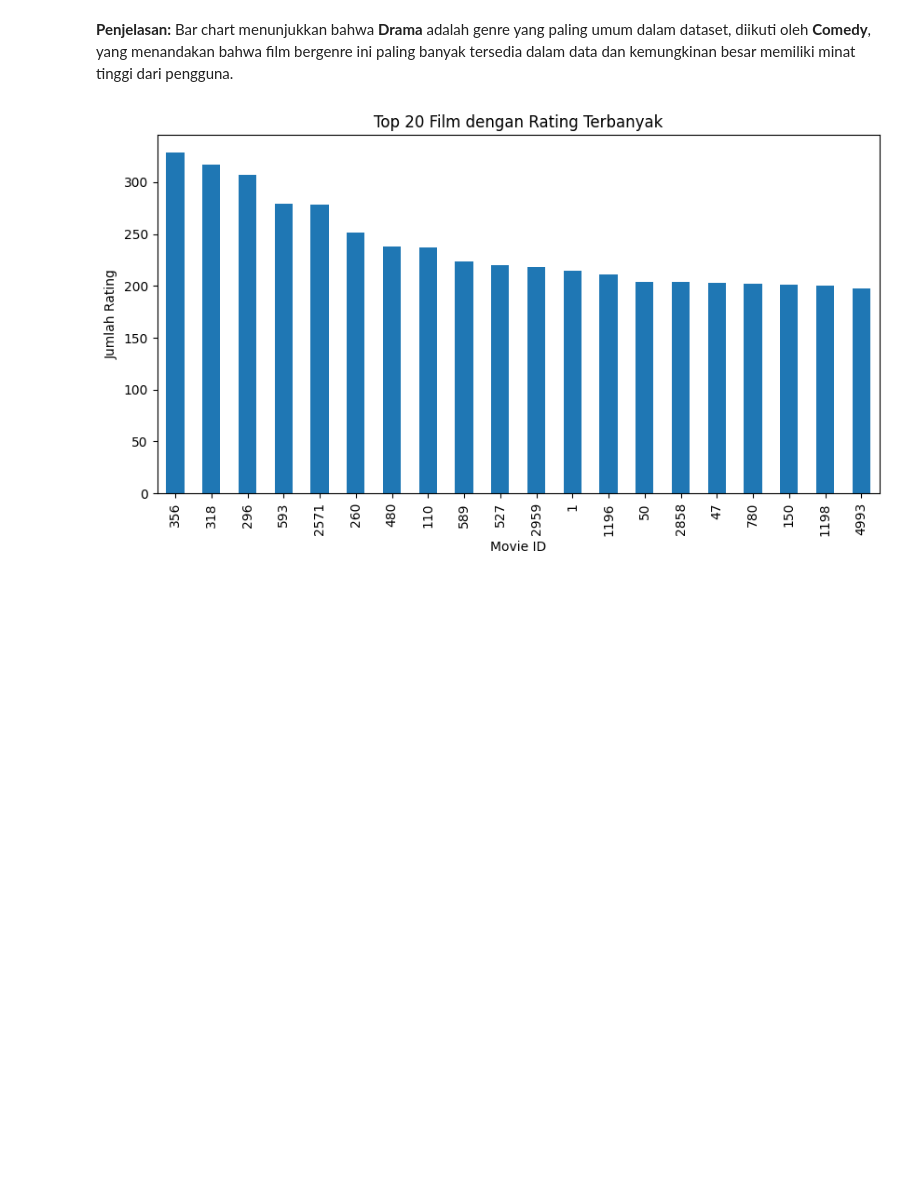
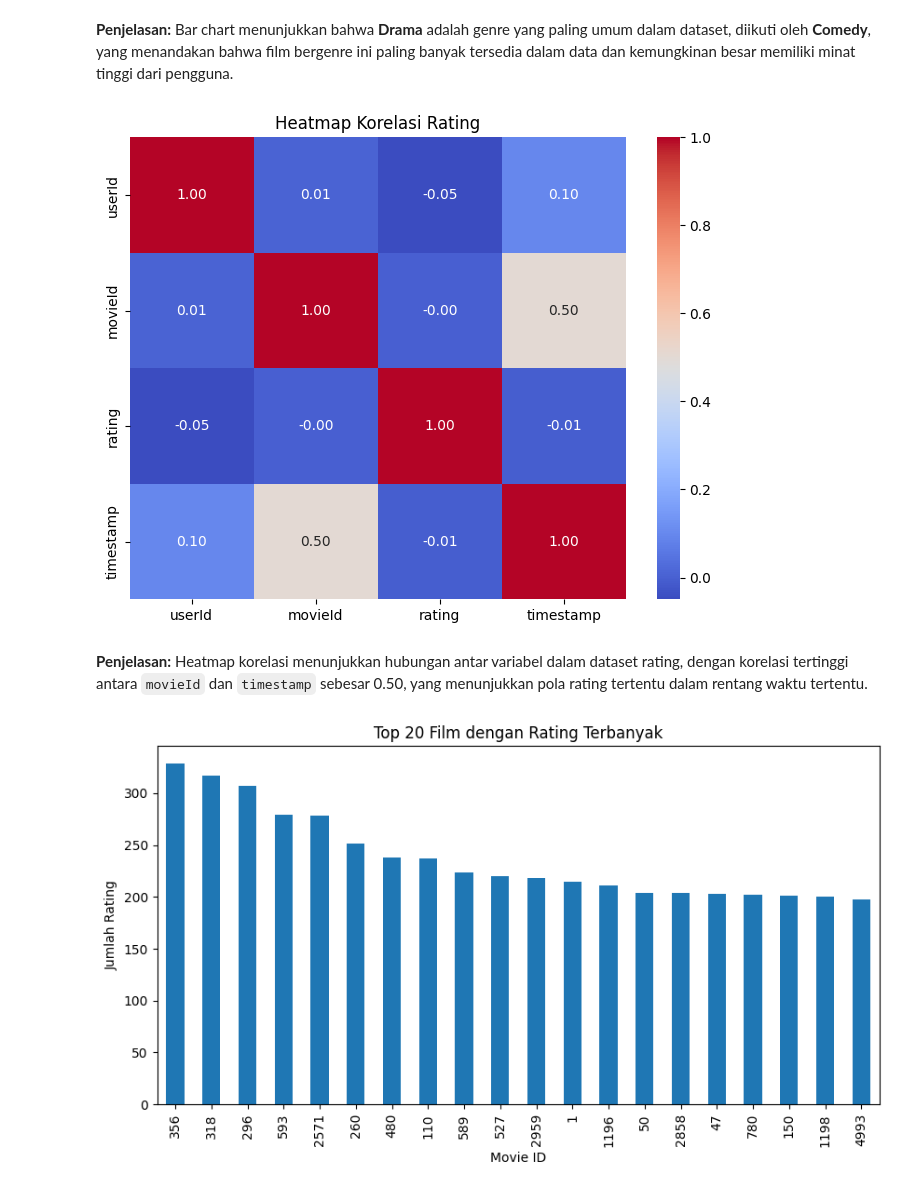
Before and after one commit to bagusangkasawan/Submission2MLTerapan-SistemRekomendasi, a Jupyter notebook: Submission_2_ML_Terapan.ipynb, the cells around one changed output. Drawn from its saved outputs; the diff is of its cells as text; code cells hidden in the pictures; blank space fills up the shorter version.

Commit message:
add images

```diff
--- a/Submission_2_ML_Terapan.ipynb
+++ b/Submission_2_ML_Terapan.ipynb
@@ -152,6 +152,16 @@ plt.show()
 [figure]
 # %% [markdown]
 **Penjelasan:** Bar chart menunjukkan bahwa **Drama** adalah genre yang paling umum dalam dataset, diikuti oleh **Comedy**, yang menandakan bahwa film bergenre ini paling banyak tersedia dalam data dan kemungkinan besar memiliki minat tinggi dari pengguna.
+# %%
+corr_matrix = ratings.corr()
+plt.figure(figsize=(8,6))
+sns.heatmap(corr_matrix, annot=True, cmap="coolwarm", fmt=".2f")
+plt.title("Heatmap Korelasi Rating")
+plt.show()
+# %% [output]
+[figure, added]
+# %% [markdown]
+**Penjelasan:** Heatmap korelasi menunjukkan hubungan antar variabel dalam dataset rating, dengan korelasi tertinggi antara `movieId` dan `timestamp` sebesar 0.50, yang menunjukkan pola rating tertentu dalam rentang waktu tertentu.
 # %%
 rating_counts = ratings.groupby('movieId')['rating'].count().sort_values(ascending=False)
 rating_counts.head(20).plot(kind='bar', figsize=(10,5))
```
Also changed, not shown: 7 other files.
